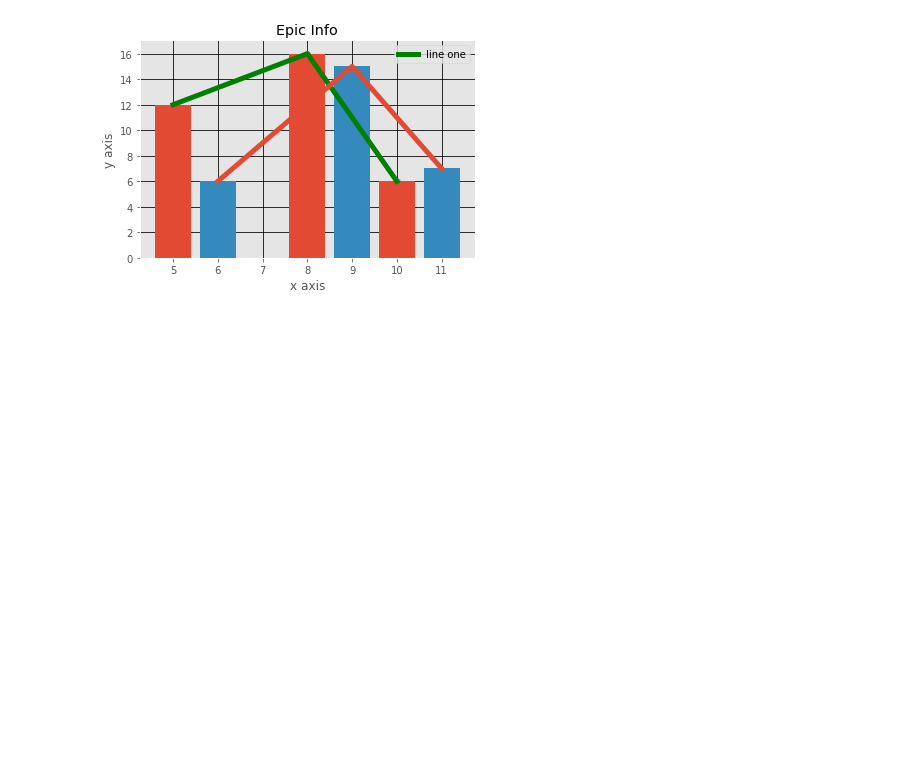
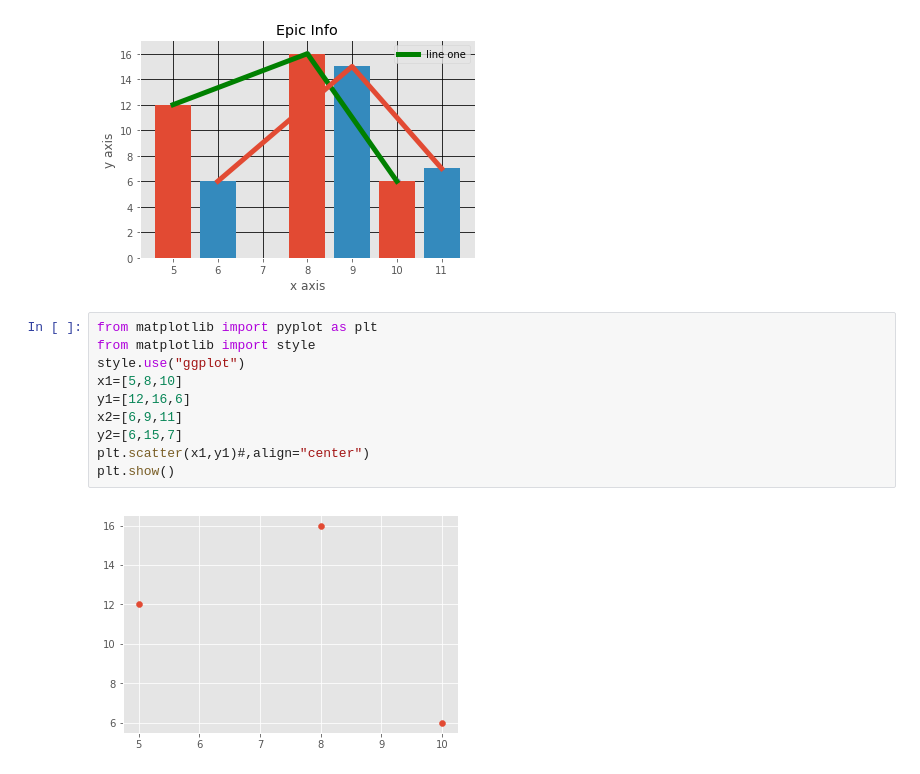
Before and after one commit to tanukushwaha/using-matplotlib-python, a Jupyter notebook: Untitled1.ipynb, the cells around one changed output. Drawn from its saved outputs; the diff is of its cells as text; blank space fills up the shorter version.

```diff
--- a/Untitled1.ipynb
+++ b/Untitled1.ipynb
@@ -58,3 +58,15 @@ plt.scatter(x1,y1)
 plt.show()
 # %% [output]
 [figure]
+# %%
+from matplotlib import pyplot as plt
+from matplotlib import style
+style.use("ggplot")
+x1=[5,8,10]
+y1=[12,16,6]
+x2=[6,9,11]
+y2=[6,15,7]
+plt.scatter(x1,y1)#,align="center")
+plt.show()
+# %% [output]
+[figure, added]
```
